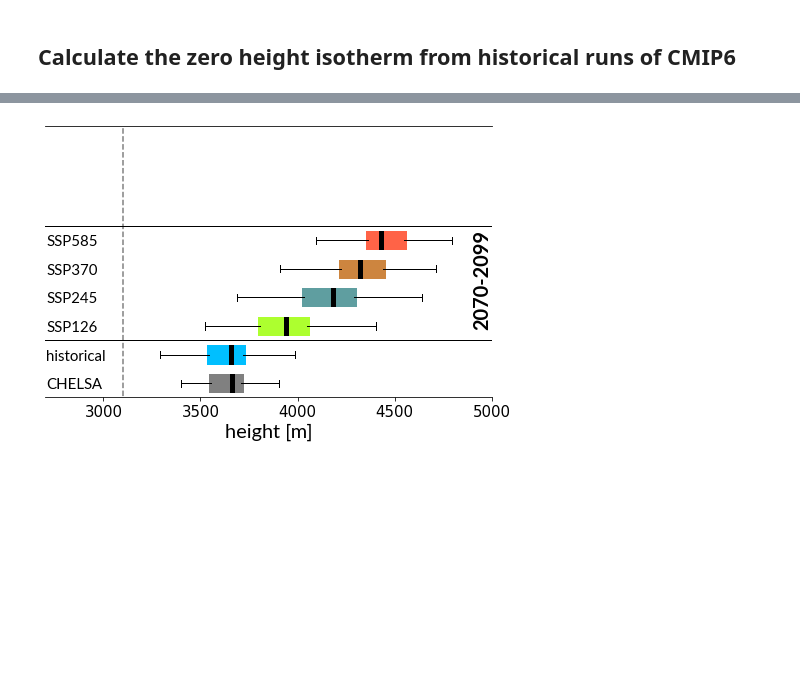
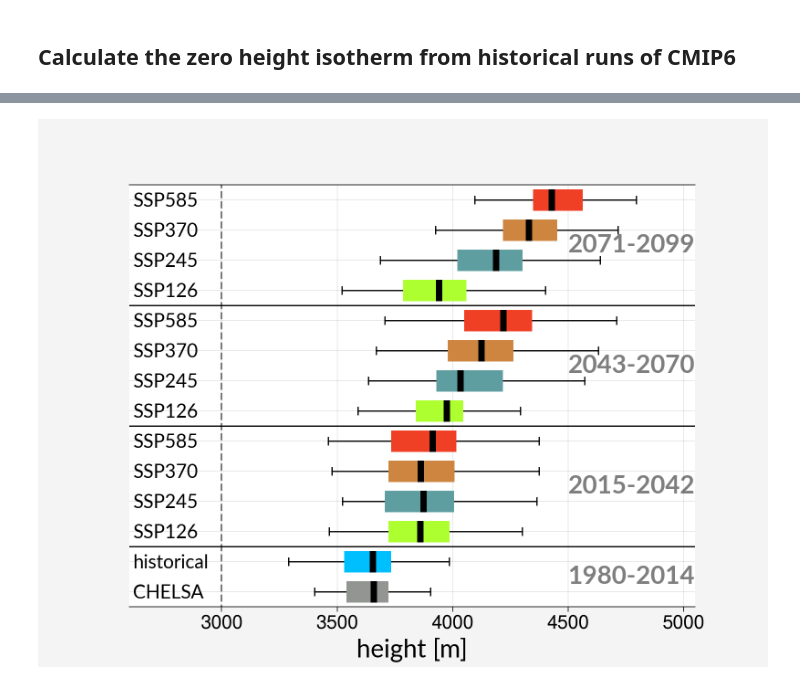
Before and after one commit to bijanf/skdownscale_cmip6, a Jupyter notebook: Untitled.ipynb, the cells around one changed output, grey strips where cells are left out. Cells and saved outputs as stored; diff of their text form; code cells hidden in the pictures; blank space fills up the shorter version.

```diff
--- a/Untitled.ipynb
+++ b/Untitled.ipynb
@@ -253,29 +335,51 @@ ax2.xaxis.set_tick_params(labelsize=15)
 csfont = {'fontname':'Lato'}
 hfont = {'fontname':'Helvetica'}
 
-fig = plt.figure(figsize=(8,5))
+fig = plt.figure(figsize=(8,6))
 # Create an axes instance
 ax = fig.add_subplot(111)
+zero_height_all_ssp = zero_height_all_ssp_2015_2099.copy()
+# filter nans
+# 2015-2042
+ssp126_1 = zero_height_all_ssp[0,:,0:28][~np.isnan(zero_height_all_ssp[0,:,0:28])]
+ssp245_1 = zero_height_all_ssp[1,:,0:28][~np.isnan(zero_height_all_ssp[1,:,0:28])]
+ssp370_1 = zero_height_all_ssp[2,:,0:28][~np.isnan(zero_height_all_ssp[2,:,0:28])]
+ssp585_1 = zero_height_all_ssp[3,:,0:28][~np.isnan(zero_height_all_ssp[3,:,0:28])]
+# 2043-2070
+ssp126_2 = zero_height_all_ssp[0,:,28:56][~np.isnan(zero_height_all_ssp[0,:,28:56])]
+ssp245_2 = zero_height_all_ssp[1,:,28:56][~np.isnan(zero_height_all_ssp[1,:,28:56])]
+ssp370_2 = zero_height_all_ssp[2,:,28:56][~np.isnan(zero_height_all_ssp[2,:,28:56])]
+ssp585_2 = zero_height_all_ssp[3,:,28:56][~np.isnan(zero_height_all_ssp[3,:,28:56])]
+# 2071-2099
 
-# filter nans
-ssp126 = zero_height_all_ssp[0,:,:][~np.isnan(zero_height_all_ssp[0,:,:])]
-ssp245 = zero_height_all_ssp[1,:,:][~np.isnan(zero_height_all_ssp[1,:,:])]
-ssp370 = zero_height_all_ssp[2,:,:][~np.isnan(zero_height_all_ssp[2,:,:])]
-ssp585 = zero_height_all_ssp[3,:,:][~np.isnan(zero_height_all_ssp[3,:,:])]
+ssp126_3 = zero_height_all_ssp[0,:,56:][~np.isnan(zero_height_all_ssp[0,:,56:])]
+ssp245_3 = zero_height_all_ssp[1,:,56:][~np.isnan(zero_height_all_ssp[1,:,56:])]
+ssp370_3 = zero_height_all_ssp[2,:,56:][~np.isnan(zero_height_all_ssp[2,:,56:])]
+ssp585_3 = zero_height_all_ssp[3,:,56:][~np.isnan(zero_height_all_ssp[3,:,56:])]
 
 # plot boxplot
 
 bp =ax.boxplot([zero_height, zero_height_all.reshape(-1),
-               ssp126.squeeze().reshape(-1),
-               ssp245.squeeze().reshape(-1),
-               ssp370.squeeze().reshape(-1),
-               ssp585.squeeze().reshape(-1)],
+               ssp126_1.squeeze().reshape(-1),
+               ssp245_1.squeeze().reshape(-1),
+               ssp370_1.squeeze().reshape(-1),
+               ssp585_1.squeeze().reshape(-1),
+
+               ssp126_2.squeeze().reshape(-1),
+               ssp245_2.squeeze().reshape(-1),
+               ssp370_2.squeeze().reshape(-1),
+               ssp585_2.squeeze().reshape(-1),
+
+               ssp126_3.squeeze().reshape(-1),
+               ssp245_3.squeeze().reshape(-1),
+               ssp370_3.squeeze().reshape(-1),
+               ssp585_3.squeeze().reshape(-1)],
                patch_artist=True,vert=False)
 ## change outline color, fill color and linewidth of the boxes
 k=0
 for box in bp['boxes']:
     # change outline color
-    if k==0:
+    if k==0 :
         box.set( color='gray', linewidth=5)
         # change fill color
         box.set( facecolor = 'gray' )
@@ -283,19 +387,19 @@ for box in bp['boxes']:
         box.set( color='deepskyblue', linewidth=5)
         # change fill color
         box.set( facecolor = 'deepskyblue' )
-    if k==2:
+    if (k==2) or (k==6) or (k==10):
         box.set( color='greenyellow', linewidth=5)
         # change fill color
         box.set( facecolor = 'greenyellow' )
-    if k==3:
+    if (k==3) or (k==7) or (k==11):
         box.set( color='cadetblue', linewidth=5)
         # change fill color
         box.set( facecolor = 'cadetblue' )
-    if k==4:
+    if (k==4) or (k==8) or (k==12):
         box.set( color='peru', linewidth=5)
         # change fill color
         box.set( facecolor = 'peru' )
-    if k==5:
+    if (k==5) or (k==9) or (k==13):
         box.set( color='tomato', linewidth=5)
         # change fill color
         box.set( facecolor = 'tomato' )
@@ -306,37 +410,50 @@ for whisker in bp['whiskers']:
     whisker.set(color='k', linewidth=1)
 
 ## change color and linewidth of the caps
 for cap in bp['caps']:
     cap.set(color='k', linewidth=1)
 
 ## change color and linewidth of the medians
 for median in bp['medians']:
     median.set(color='k', linewidth=5)
 
 ## change the style of fliers and their fill
 for flier in bp['fliers']:
     flier.set(marker='o', color='#e7298a', alpha=0.0)
 ## Custom x-axis labels
 ax.set_yticklabels([ 'CHELSA','historical',
                     "SSP126",
                    "SSP245",
                    "SSP370",
+                   "SSP585",
+                   "SSP126",
+                   "SSP245",
+                   "SSP370",
+                   "SSP585",
+                   "SSP126",
+                   "SSP245",
+                   "SSP370",
                    "SSP585"], **csfont, fontsize=15, rotation=0, ha="left");
-ax.text(4900,3,'2070-2099', **csfont, fontsize=20, weight='bold', rotation=90)
+ax.text(4500,1.25,'1980-2014', **csfont, fontsize=20, weight='bold', rotation=0, alpha=.5)
+ax.text(4500,4.25,'2015-2042', **csfont, fontsize=20, weight='bold', rotation=0, alpha=.5)
+ax.text(4500,8.25,'2043-2070', **csfont, fontsize=20, weight='bold', rotation=0, alpha=.5)
+ax.text(4500,12.25,'2071-2099', **csfont, fontsize=20, weight='bold', rotation=0, alpha=.5)
+
 plt.hlines(2.5,xmin=2000,xmax=5100, linestyle="-", color="k",lw=1)
-plt.vlines(3100,ymin=0,ymax=10, linestyle="--", color="k", alpha=.5)
+plt.vlines(3000,ymin=0,ymax=15, linestyle="--", color="k", alpha=.5)
 plt.hlines(6.5,xmin=2000,xmax=5100, linestyle="-", color="k",lw=1)
+plt.hlines(10.5,xmin=2000,xmax=5100, linestyle="-", color="k",lw=1)
 
-plt.xlim([2700, 5000])
-plt.ylim([0.5, 10])
-ax.tick_params(axis="y",direction="in", pad=-1)
-
+plt.xlim([2600, 5050])
+plt.ylim([0.5, 14.5])
+ax.tick_params(axis="y",direction="in", pad=-3)
+plt.minorticks_off()
 ax.xaxis.set_tick_params(labelsize=15)
 ax.set_xlabel("height [m]",**csfont, fontsize=20)
 # Hide the right and top spines
 ax.spines[['left','right']].set_visible(False)
 plt.tick_params(left = False)
 # Save the plot with high quality and small size
 plt.savefig('myplot.png', dpi=300, bbox_inches='tight', optimize=True)
 # %% [output]
-[figure, old version]
+[figure, new version]
```
Also changed, not shown: parts of 14 cells of this notebook.
